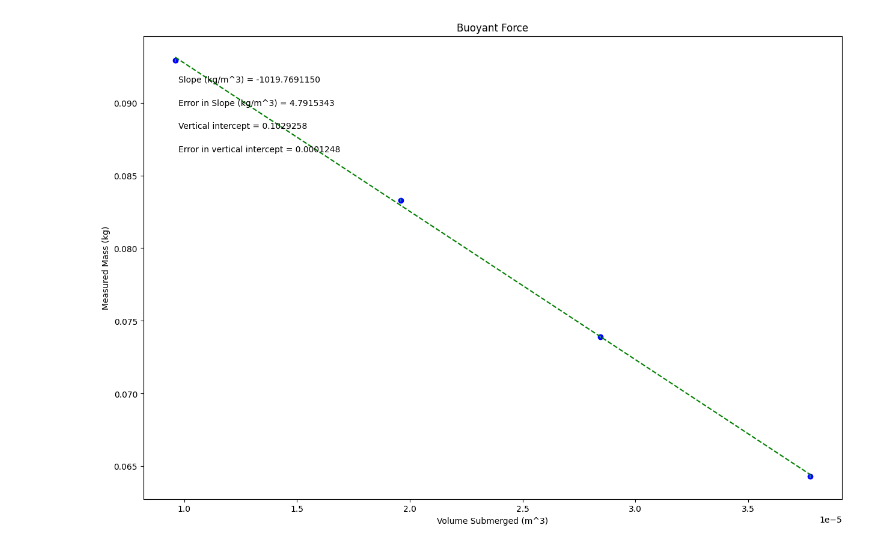
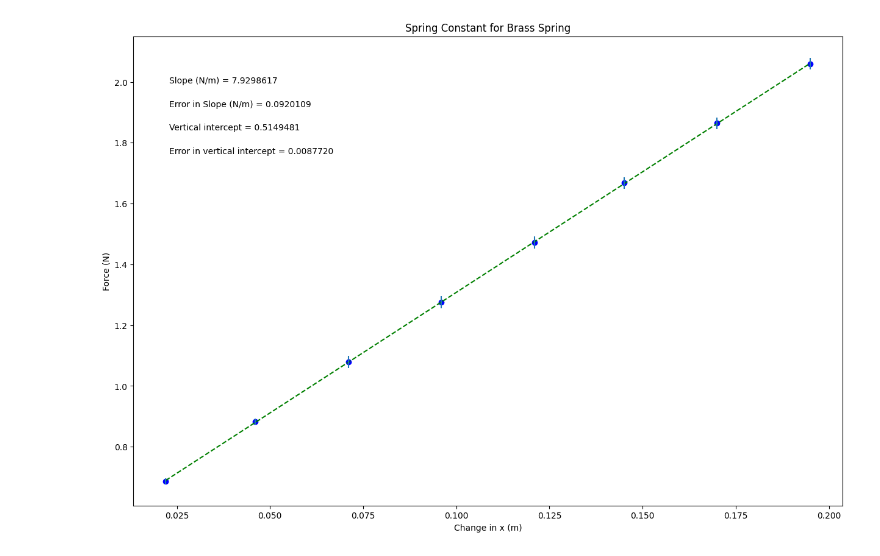
Before and after one commit to maleahjones-sketch/Physics-216-Lab, a Jupyter notebook: Copy_of_PHSXlab_plotting_template.ipynb, the cells around one changed output. Drawn from its saved outputs; the diff is of its cells as text; code cells hidden in the pictures.

```diff
--- a/Copy_of_PHSXlab_plotting_template.ipynb
+++ b/Copy_of_PHSXlab_plotting_template.ipynb
@@ -19,11 +19,11 @@ import matplotlib.pyplot as plt
 #variable names should start with a letter and must contain only letters, numbers, and underscores
 
 
-xvariable_changeme = np.array([0.000009602,0.000019606,0.000028454,0.000037755])
+xvariable_changeme = np.array([0.022,0.046,0.071,0.096,0.121,0.145,0.170,0.195])
 
-yvariable_changeme = np.array([0.0929,0.0833,0.0739,0.0643])
+yvariable_changeme = np.array([0.6867,0.8829,1.0791,1.2753,1.4715,1.6677,1.8639,2.0601])
 
-err_yvariable_changeme = np.array([0.0001,0.0001,0.0001,0.0001])
+err_yvariable_changeme = np.array([0.00981,0.00981,0.01962,0.01962,0.01962,0.01962,0.01962,0.01962])
 
 
 
@@ -37,10 +37,10 @@ dy = err_yvariable_changeme        #this should be your error in y array
 
 #UPDATE EACH OF THESE 4 STRINGS FOR YOUR PLOT LABELS AS YOU WANT THEM TO APPEAR
 
-plot_title= 'Buoyant Force'
-x_label= 'Volume Submerged (m^3)'
-y_label= 'Measured Mass (kg)'
-slope_units= 'kg/m^3'
+plot_title= 'Spring Constant for Brass Spring'
+x_label= 'Change in x (m)'
+y_label= 'Force (N)'
+slope_units= 'N/m'
 
 #UPDATE ANNOTATION PLACEMENT SO IT'S OUT OF WAY OF PLOTTED DATA AND BEST FIT LINE
 #integer from 1 to 4, top R corner is 1 (counter-clockwise from there)
@@ -92,31 +92,31 @@ elif annotation_placement==3 or annotation_placement==4:
 #Don't need to change anything in this section!
 
 #Plot data on graph. Plot error bars and place values for slope,
 #error in slope, and vertical intercept (plus error) on the plot using "annotate"
 
 plt.figure(figsize=(15,10))
 
 plt.plot(x, fit, color='green', linestyle='--')
 plt.scatter(x, y, color='blue', marker='o')
 
 plt.xlabel(x_label)
 plt.ylabel(y_label)
 plt.title(plot_title)
 
 plt.errorbar(x, y, yerr=dy, xerr=None, fmt="none") #don't need to plot x error bars
 
 plt.annotate('Slope ({}) = {value:.{digits}f}'.format(slope_units,value=m, digits=7),
              (xpos, ypos[0]), xycoords='axes fraction')
 
 plt.annotate('Error in Slope ({}) = {value:.{digits}f}'.format(slope_units,value=dm, digits=7),
              (xpos, ypos[1]), xycoords='axes fraction')
 
 plt.annotate('Vertical intercept = {value:.{digits}f}'.format(value=b, digits=7),
              (xpos, ypos[2]), xycoords='axes fraction')
 
 plt.annotate('Error in vertical intercept = {value:.{digits}f}'.format(value=db, digits=7),
              (xpos, ypos[3]), xycoords='axes fraction')
 
 plt.show()
 # %% [output]
-[figure, old version]
+[figure, new version]
```
Also changed, not shown: parts of 1 cell of this notebook.
